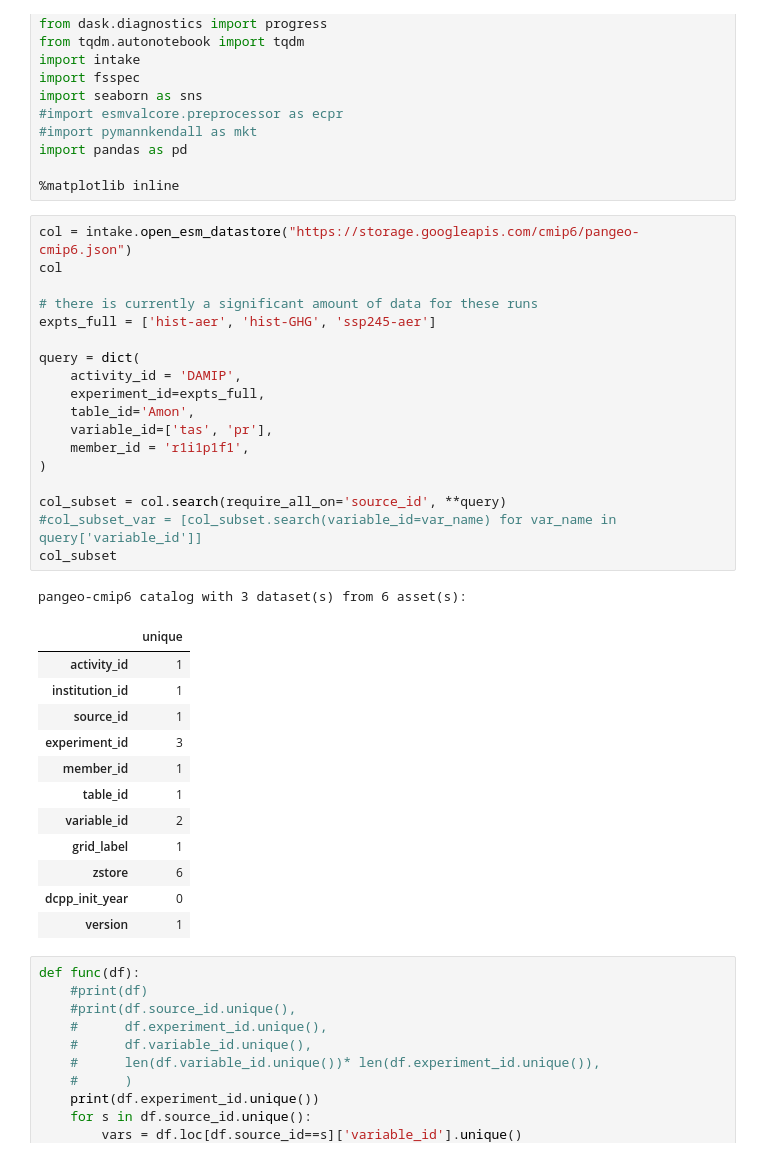
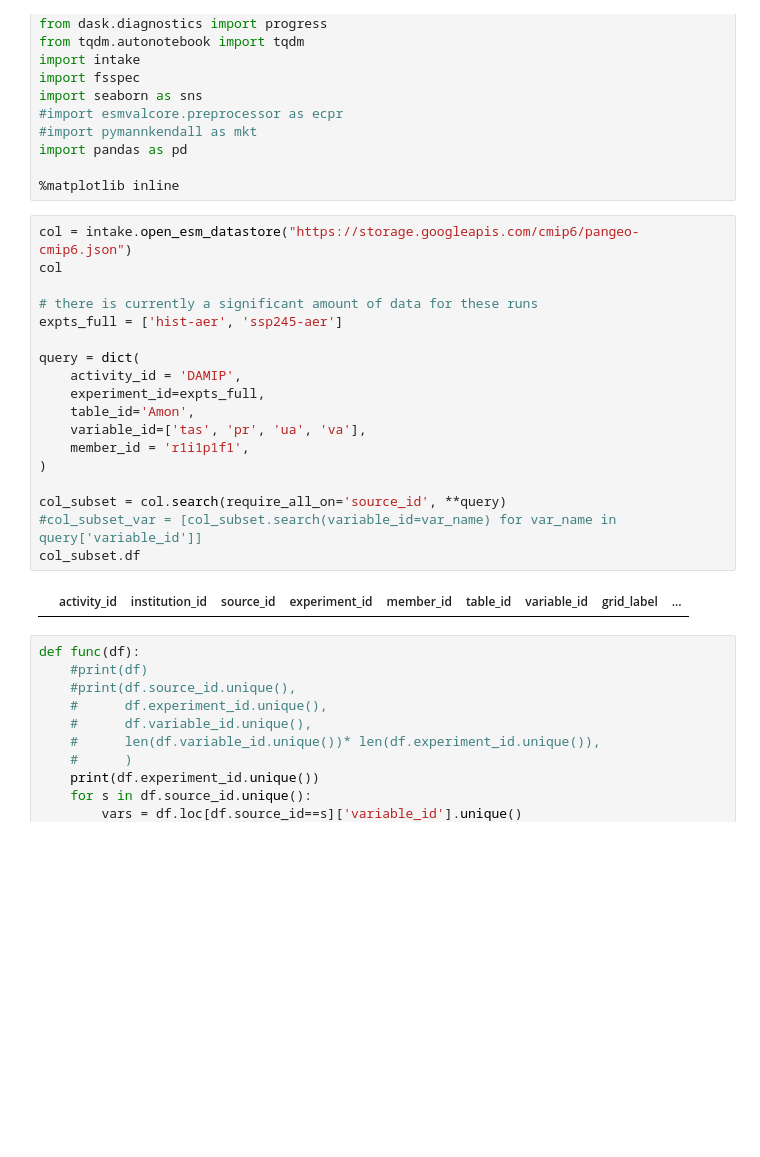
Before and after one commit to harry9713/pangeo_code, a Jupyter notebook: damip_check.ipynb, the cells around one changed output. Saved outputs shown, nothing was run; the diff lists cells and outputs as text; blank space fills up the shorter version.

```diff
--- a/damip_check.ipynb
+++ b/damip_check.ipynb
@@ -16,35 +16,23 @@ import pandas as pd
 # %%
 col = intake.open_esm_datastore("https://storage.googleapis.com/cmip6/pangeo-cmip6.json")
 col
 
 # there is currently a significant amount of data for these runs
-expts_full = ['hist-aer', 'hist-GHG', 'ssp245-aer']
+expts_full = ['hist-aer', 'ssp245-aer']
 
 query = dict(
     activity_id = 'DAMIP',
     experiment_id=expts_full,
     table_id='Amon',
-    variable_id=['tas', 'pr'],
+    variable_id=['tas', 'pr', 'ua', 'va'],
     member_id = 'r1i1p1f1',
 )
 
 col_subset = col.search(require_all_on='source_id', **query)
 #col_subset_var = [col_subset.search(variable_id=var_name) for var_name in query['variable_id']]
-col_subset
+col_subset.df
 # %% [output]
-pangeo-cmip6 catalog with 3 dataset(s) from 6 asset(s):
-|  | unique |
-| activity_id | 1 |
-| institution_id | 1 |
-| source_id | 1 |
-| experiment_id | 3 |
-| member_id | 1 |
-| table_id | 1 |
-| variable_id | 2 |
-| grid_label | 1 |
-| zstore | 6 |
-| dcpp_init_year | 0 |
-| version | 1 |
+|  | activity_id | institution_id | source_id | experiment_id | member_id | table_id | variable_id | grid_label | ... |
 # %%
 def func(df):
     #print(df)
```
Also changed, not shown: 2 other files.
